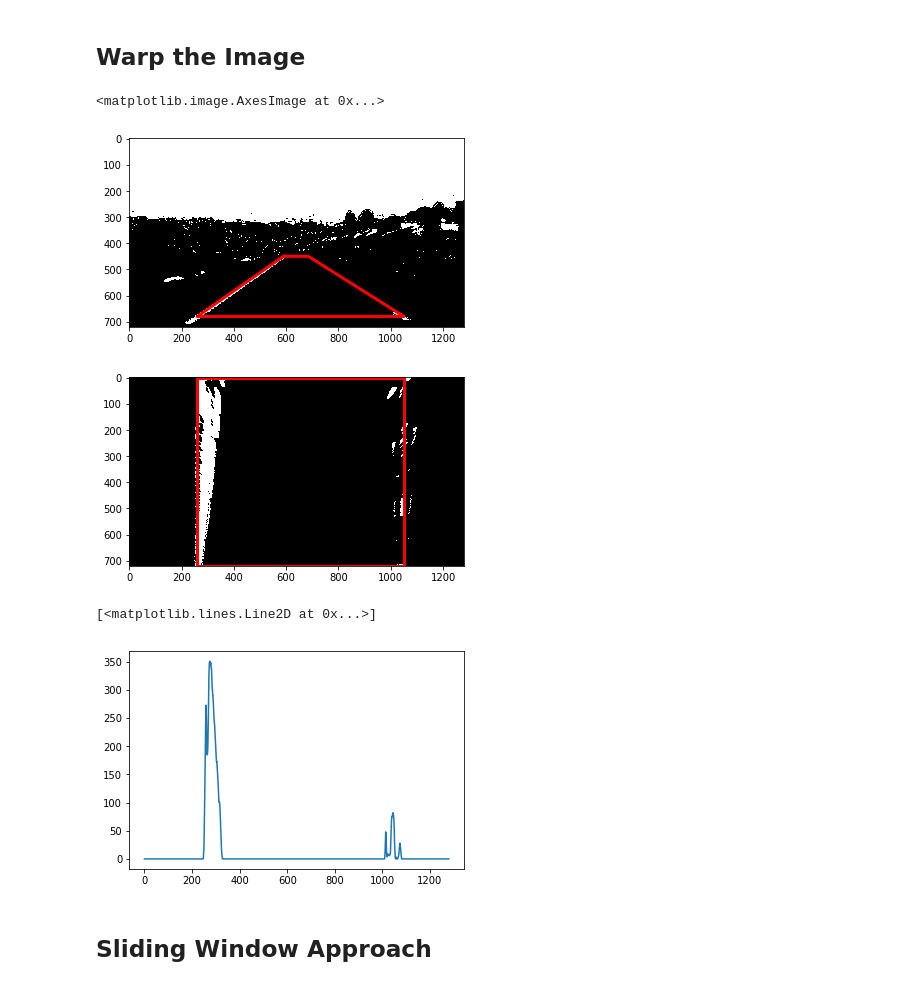
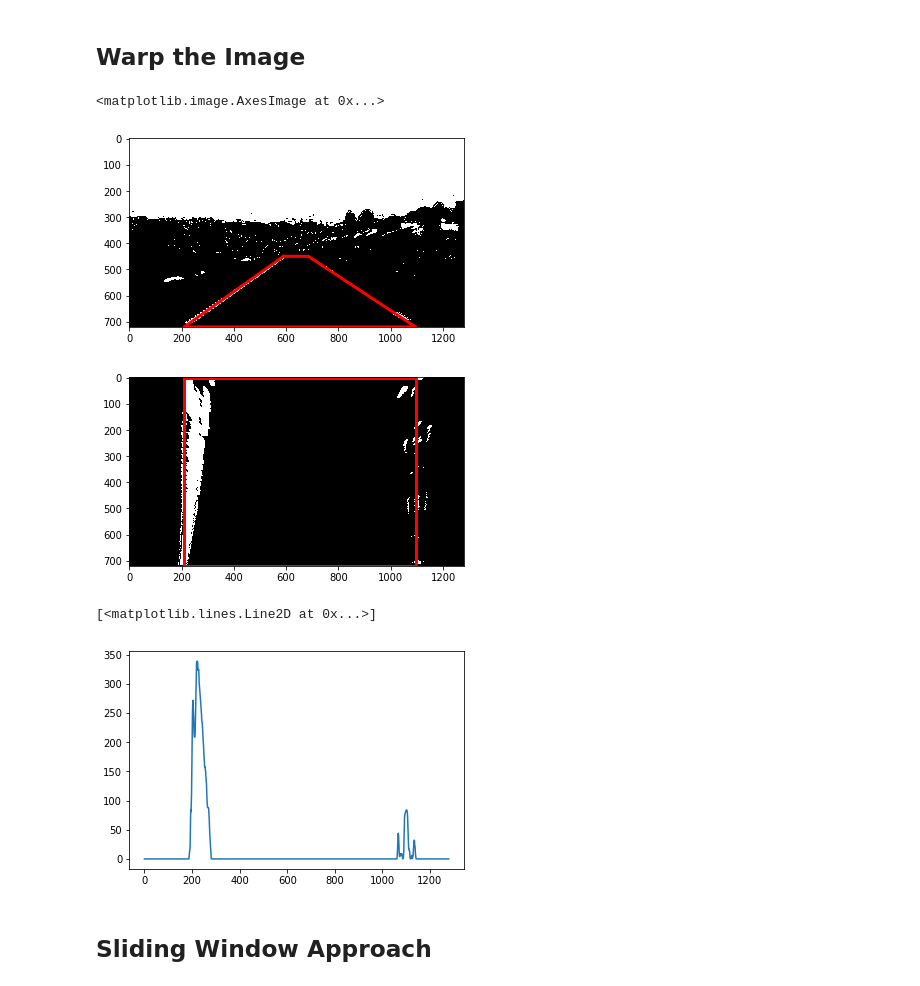
Before and after one commit to EricHodgins/SDCND_P4_Advanced_Lane_Finding, a Jupyter notebook: Advance_Lane_Finding_Notebook.ipynb, the cells around one changed output. Saved outputs shown, nothing was run; the diff lists cells and outputs as text; code cells hidden in the pictures.

Commit message:
resubmit 2: Adjsted pipeline, vehicle position and re-ran the video.

```diff
--- a/Advance_Lane_Finding_Notebook.ipynb
+++ b/Advance_Lane_Finding_Notebook.ipynb
@@ -135,18 +136,18 @@ ax6.imshow(pipelined_image_straight1, cmap='gray')
 # %%
 # pick four point for warped image
 straight_line_image = mpimg.imread('./test_images/straight_lines1.jpg')
-filt = image_pipeline.pipeline(straight_line_image, mtx, dist)
+filt = image_pipeline.pipeline(calibrate_camera.undistort_image(straight_line_image, mtx, dist))
 
 top_left = [590, 450]
 top_right = [685, 450]
-bottom_left = [260, 680]
-bottom_right = [1050, 680]
+bottom_left = [210, 720]
+bottom_right = [1095, 720]
 # Draw a polygon on the image
-plt.plot([590, 685, 1050, 260, 590], [450, 450, 680, 680, 450], 'r-', lw=3)
+plt.plot([590, 685, 1095, 210, 590], [450, 450, 720, 720, 450], 'r-', lw=3)
 plt.imshow(filt, cmap='gray')
 # %% [output]
 <matplotlib.image.AxesImage at 0x...>
-[figure, old version]
+[figure, new version]
 # %%
 def warp(img):
     img_size = (img.shape[1], img.shape[0]) # (img.shape = (720, 1280))
@@ -154,15 +155,15 @@ def warp(img):
     src = np.float32([
         [590, 450],
         [685, 450],
-        [260, 680],
-        [1050, 680]
+        [210, 720],
+        [1095, 720]
     ])
 
     dst = np.float32([
-        [260, 0],
-        [1050, 0],
-        [260, 720],
-        [1050, 720],
+        [210, 0],
+        [1095, 0],
+        [210, 720],
+        [1095, 720],
     ])
 
     M = cv2.getPerspectiveTransform(src, dst)
@@ -174,32 +175,32 @@ def inverse_perspective_transform():
     src = np.float32([
         [590, 450],
         [685, 450],
-        [260, 680],
-        [1050, 680]
+        [210, 720],
+        [1095, 720]
     ])
 
     dst = np.float32([
-        [260, 0],
-        [1050, 0],
-        [260, 720],
-        [1050, 720],
+        [210, 0],
+        [1095, 0],
+        [210, 720],
+        [1095, 720],
     ])
 
     Minv = cv2.getPerspectiveTransform(dst, src)
     return Minv
 # %%
 warped = warp(filt)
-plt.plot([260, 1050, 1050, 260, 260], [0, 0, 720, 720, 0], 'r-', lw=3)
+plt.plot([210, 1095, 1095, 210, 210], [0, 0, 720, 720, 0], 'r-', lw=3)
 plt.imshow(warped, cmap='gray')
 mpimg.imsave("./output_images/points_and_warped.jpg", warped)
 # %% [output]
-[figure, old version]
+[figure, new version]
 # %%
 histogram = np.sum(warped[warped.shape[0]//2:,:], axis=0)
 plt.plot(histogram)
 # %% [output]
 [<matplotlib.lines.Line2D at 0x...>]
-[figure, old version]
+[figure, new version]
 # %% [markdown]
 ## Sliding Window Approach
 # %%
```
Also changed, not shown: parts of 10 cells of this notebook, 6 other files.
